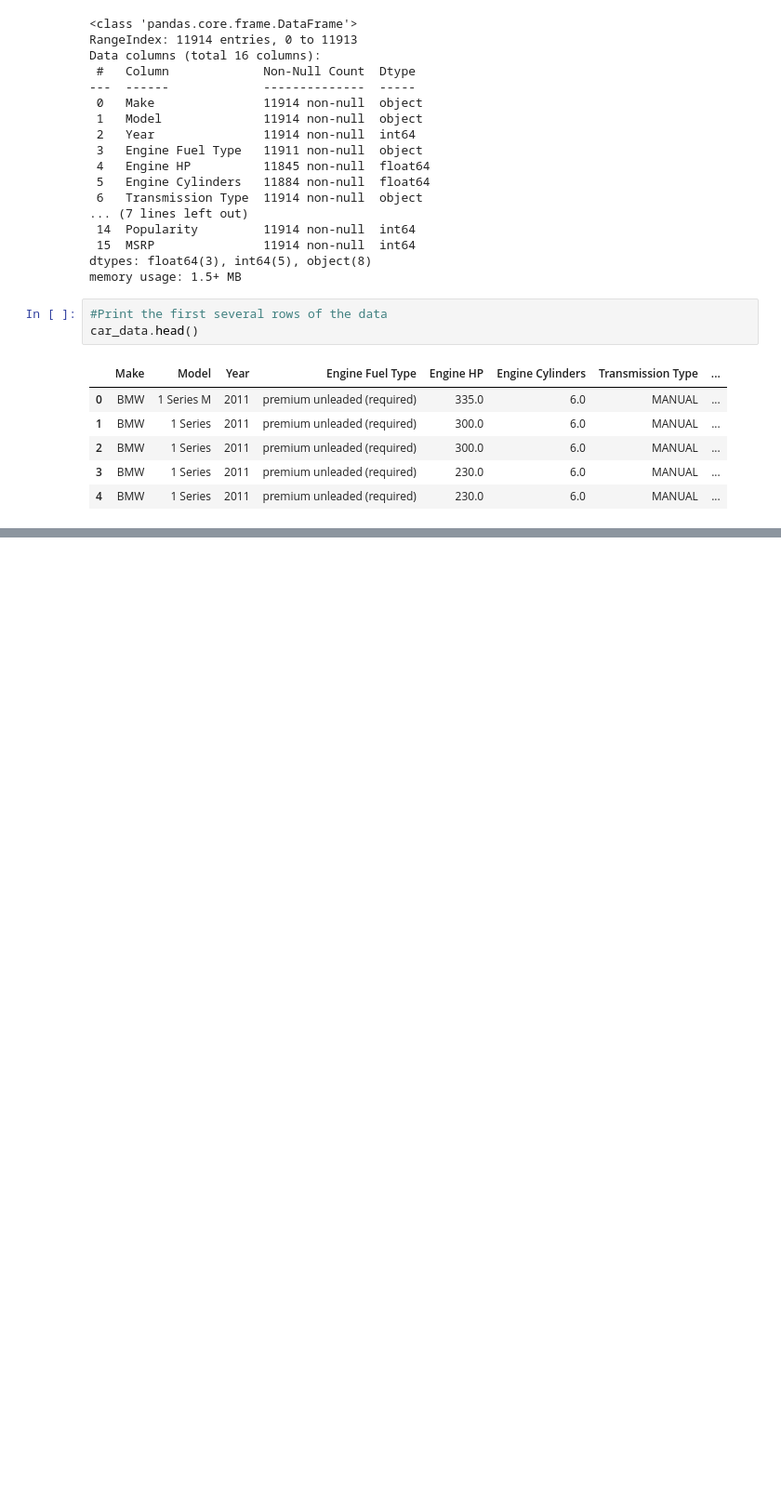
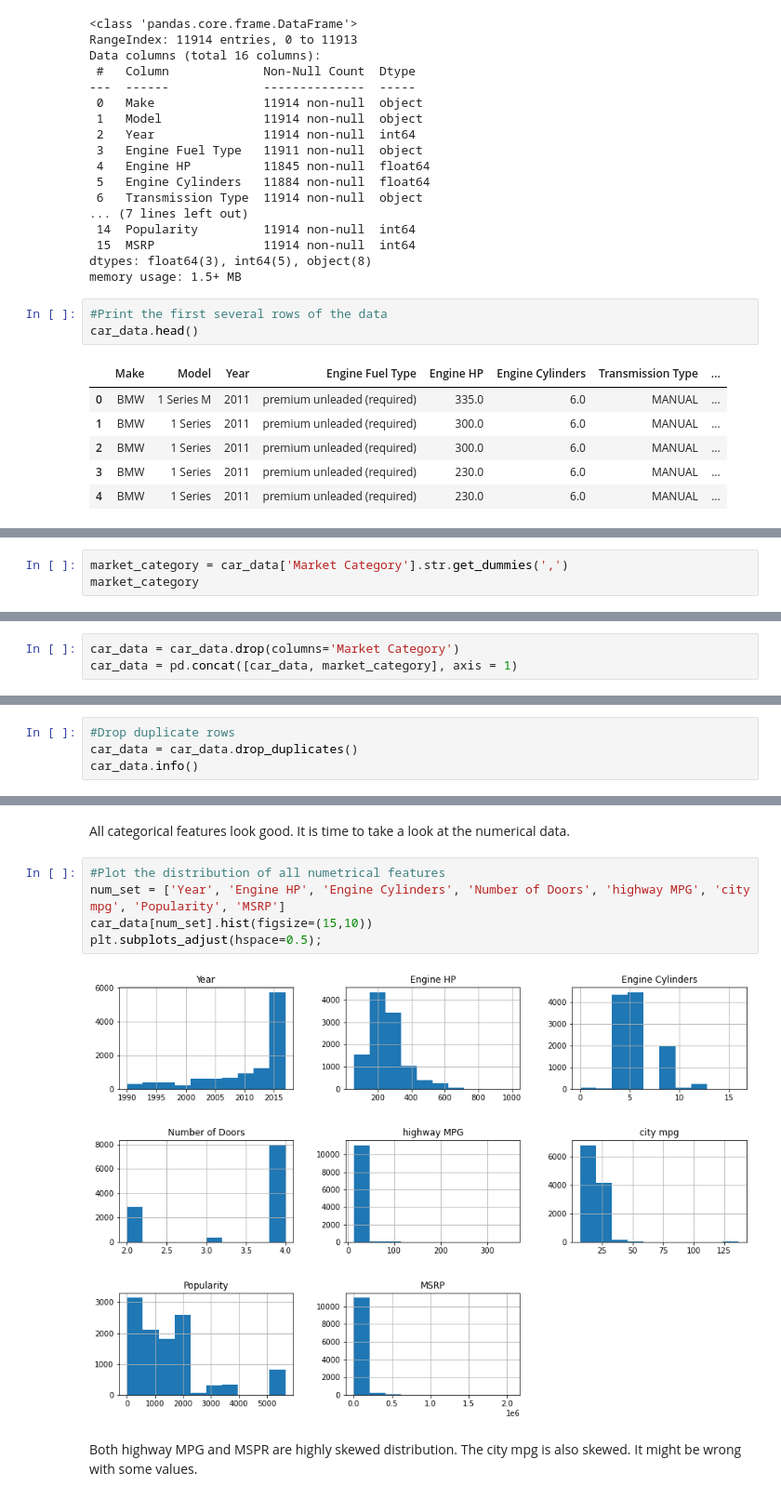
Before and after one commit to LanxyL/Capstone2, a Jupyter notebook: Notebooks/1_data_wrangling.ipynb, the cells around one changed output, grey strips where cells are left out. Shown: that part at 93% size. Saved outputs shown, nothing was run; the diff lists cells and outputs as text; blank space fills up the shorter version.

Commit message:
Initiate Data Cleaning

```diff
--- a/Notebooks/1_data_wrangling.ipynb
+++ b/Notebooks/1_data_wrangling.ipynb
@@ -43,0 +128,3 @@ car_data.head()
+# %%
+market_category = car_data['Market Category'].str.get_dummies(',')
+market_category
@@ -43,0 +147,3 @@ car_data.head()
+# %%
+car_data = car_data.drop(columns='Market Category')
+car_data = pd.concat([car_data, market_category], axis = 1)
@@ -43,0 +170,4 @@ car_data.head()
+# %%
+#Drop duplicate rows
+car_data = car_data.drop_duplicates()
+car_data.info()
@@ -43,0 +292,11 @@ car_data.head()
+# %% [markdown]
+All categorical features look good. It is time to take a look at the numerical data.
+# %%
+#Plot the distribution of all numetrical features
+num_set = ['Year', 'Engine HP', 'Engine Cylinders', 'Number of Doors', 'highway MPG', 'city mpg', 'Popularity', 'MSRP']
+car_data[num_set].hist(figsize=(15,10))
+plt.subplots_adjust(hspace=0.5);
+# %% [output]
+[figure, added]
+# %% [markdown]
+Both highway MPG and MSPR are highly skewed distribution. The city mpg is also skewed. It might be wrong with some values.
```
Also changed, not shown: parts of 47 cells of this notebook, 2 other files.
